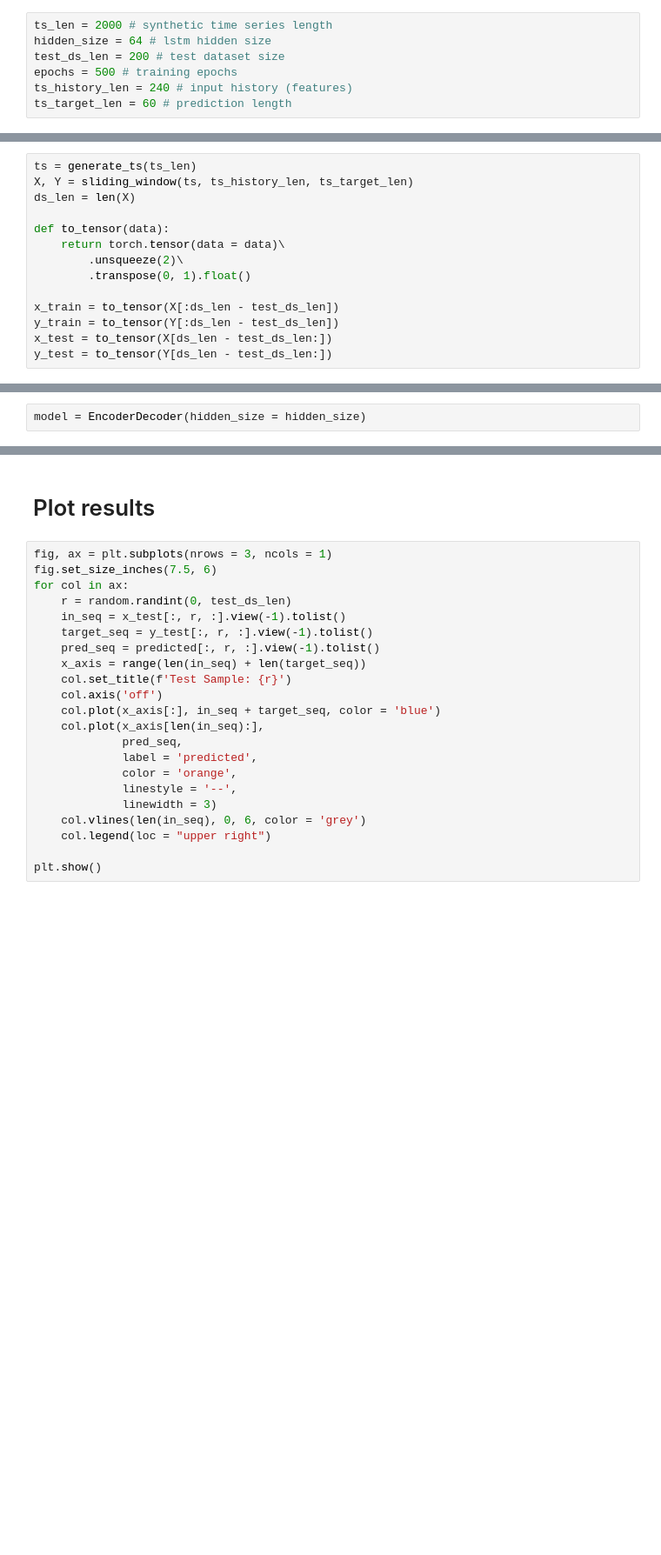
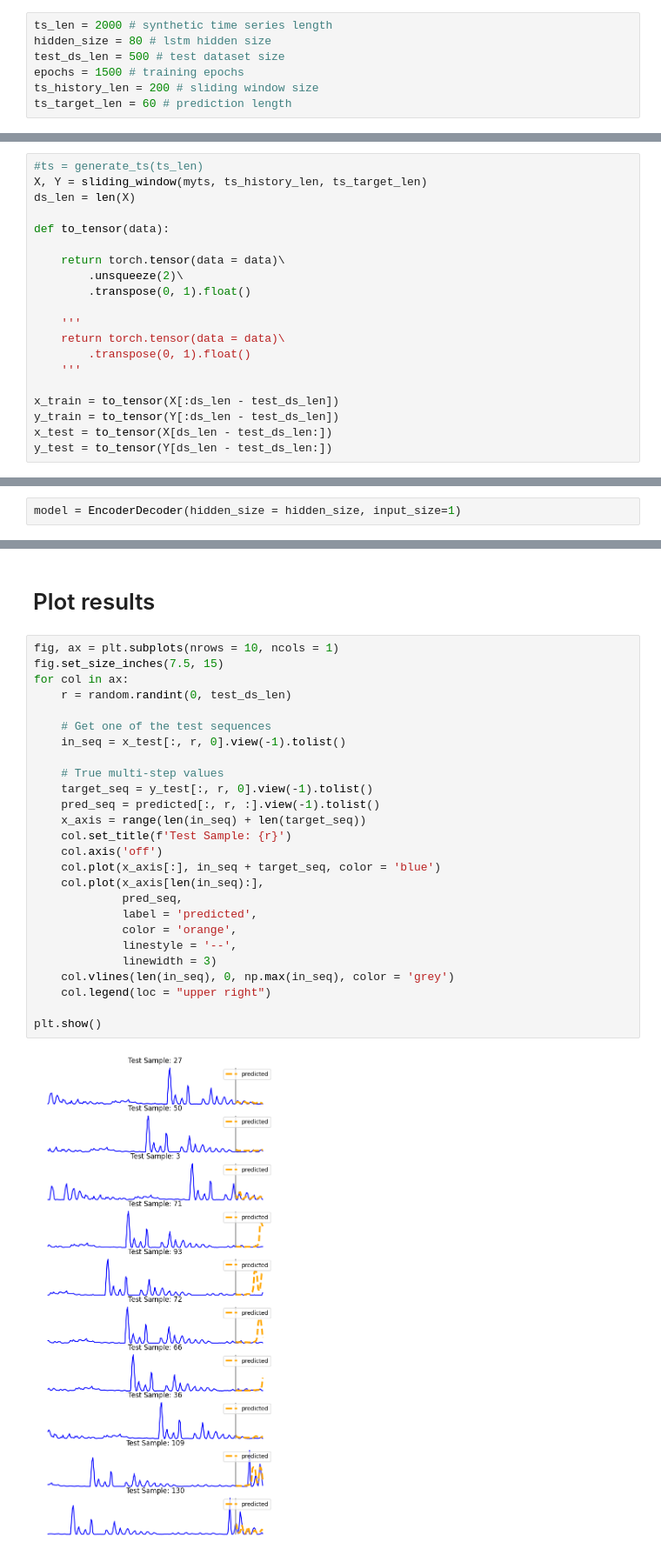
Before and after one commit to jdvillegasg/datascienceblog, a Jupyter notebook: notebooks/encdec.ipynb, the cells around one changed output, grey strips where cells are left out. Shown at 87% size. Saved outputs shown, nothing was run; the diff lists cells and outputs as text; blank space fills up the shorter version.

```diff
--- a/notebooks/encdec.ipynb
+++ b/notebooks/encdec.ipynb
@@ -214,22 +375,28 @@ torch.manual_seed(seed)
 # Define parameters
 # %%
 ts_len = 2000 # synthetic time series length
-hidden_size = 64 # lstm hidden size
-test_ds_len = 200 # test dataset size
-epochs = 500 # training epochs
-ts_history_len = 240 # input history (features)
+hidden_size = 80 # lstm hidden size
+test_ds_len = 500 # test dataset size
+epochs = 1500 # training epochs
+ts_history_len = 200 # sliding window size
 ts_target_len = 60 # prediction length
 # %% [markdown]
 # Create dataset for training and test
 # %%
-ts = generate_ts(ts_len)
-X, Y = sliding_window(ts, ts_history_len, ts_target_len)
+#ts = generate_ts(ts_len)
+X, Y = sliding_window(myts, ts_history_len, ts_target_len)
 ds_len = len(X)
 
 def to_tensor(data):
+
     return torch.tensor(data = data)\
         .unsqueeze(2)\
         .transpose(0, 1).float()
+
+    '''
+    return torch.tensor(data = data)\
+        .transpose(0, 1).float()
+    '''
 
 x_train = to_tensor(X[:ds_len - test_ds_len])
 y_train = to_tensor(Y[:ds_len - test_ds_len])
@@ -250,7 +417,7 @@ y_train shape: torch.Size([60, 1501, 1])
 # %% [markdown]
 # Create model
 # %%
-model = EncoderDecoder(hidden_size = hidden_size)
+model = EncoderDecoder(hidden_size = hidden_size, input_size=1)
 # %% [markdown]
 # Train the model
 # %%
@@ -266,24 +455,30 @@ predicted = model.predict(x_test, ts_target_len)
 # %% [markdown]
 # Plot results
 # %%
-fig, ax = plt.subplots(nrows = 3, ncols = 1)
-fig.set_size_inches(7.5, 6)
+fig, ax = plt.subplots(nrows = 10, ncols = 1)
+fig.set_size_inches(7.5, 15)
 for col in ax:
     r = random.randint(0, test_ds_len)
-    in_seq = x_test[:, r, :].view(-1).tolist()
-    target_seq = y_test[:, r, :].view(-1).tolist()
+
+    # Get one of the test sequences
+    in_seq = x_test[:, r, 0].view(-1).tolist()
+
+    # True multi-step values
+    target_seq = y_test[:, r, 0].view(-1).tolist()
     pred_seq = predicted[:, r, :].view(-1).tolist()
     x_axis = range(len(in_seq) + len(target_seq))
     col.set_title(f'Test Sample: {r}')
     col.axis('off')
     col.plot(x_axis[:], in_seq + target_seq, color = 'blue')
     col.plot(x_axis[len(in_seq):],
              pred_seq,
              label = 'predicted',
              color = 'orange',
              linestyle = '--',
              linewidth = 3)
-    col.vlines(len(in_seq), 0, 6, color = 'grey')
+    col.vlines(len(in_seq), 0, np.max(in_seq), color = 'grey')
     col.legend(loc = "upper right")
 
 plt.show()
+# %% [output]
+[figure, added]
```
Also changed, not shown: parts of 20 cells of this notebook, 12 other files.
